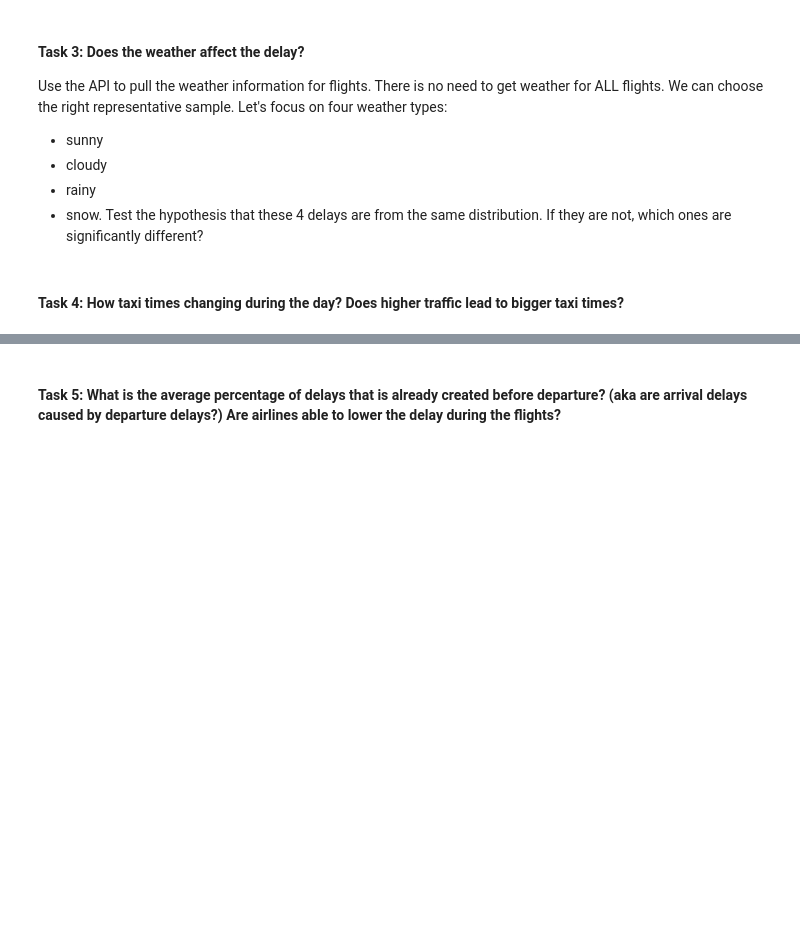
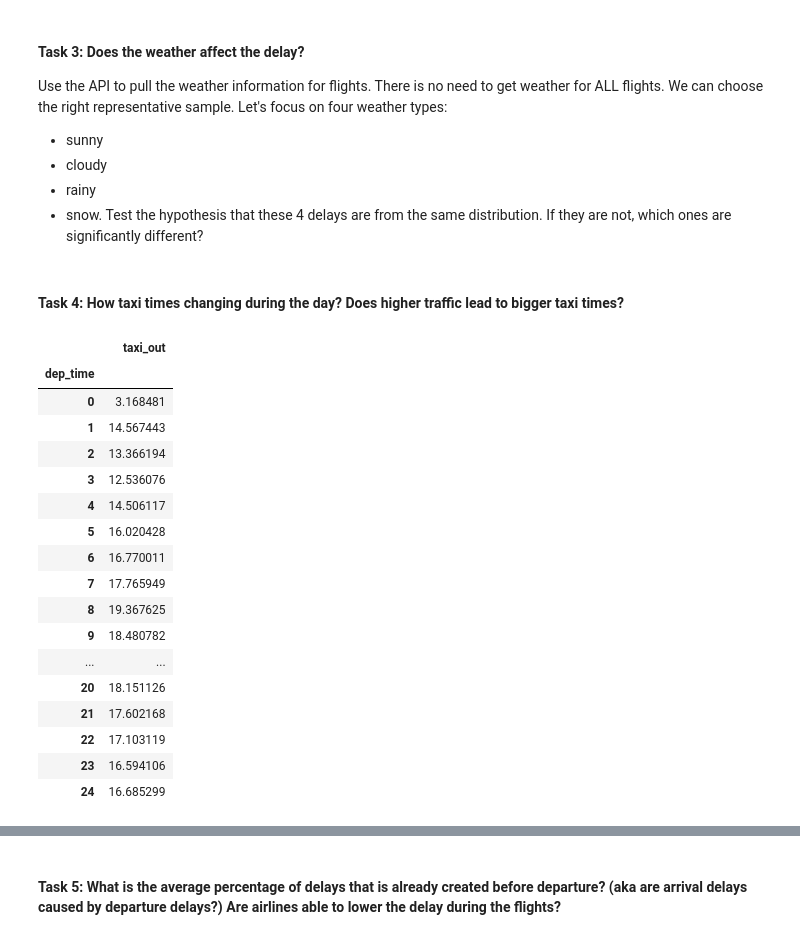
Before and after one commit to albina-m/LHL-Midterm-Flights, a Jupyter notebook: exploratory_analysis.ipynb, the cells around one changed output, grey strips where cells are left out. Saved outputs shown, nothing was run; the diff lists cells and outputs as text; code cells hidden in the pictures; blank space fills up the shorter version.

```diff
--- a/exploratory_analysis.ipynb
+++ b/exploratory_analysis.ipynb
@@ -84,7 +144,7 @@ column_names = ['dep_time','arr_time','taxi_out','taxi_in']
 taxi = postgresql_to_dataframe(conn, 'SELECT dep_time, arr_time, taxi_out, taxi_in FROM flights', column_names)
 taxi_no_na = taxi.fillna(0)
 # %%
-dep_taxi = taxi_no_na.drop(['arr_time','taxi_in']).copy(deep = True)
+dep_taxi = taxi_no_na[['dep_time','taxi_out']].copy(deep = True)
 dep_taxi['dep_time'] = dep_taxi['dep_time'] / 100
 dep_taxi['dep_time'] = dep_taxi['dep_time'].astype(int)
 dep_taxi = dep_taxi.set_index('dep_time')
@@ -97,3 +157,24 @@ arr_taxi = arr_taxi.set_index('arr_time')
 dep_taxi_hourly_mean = dep_taxi.groupby(dep_taxi.index).mean()
 # %%
 arr_taxi_hourly_mean = arr_taxi.groupby(arr_taxi.index).mean()
+# %%
+dep_taxi_hourly_mean
+# %% [output]
+|  | taxi_out |
+| dep_time |  |
+| 0 | 3.168481 |
+| 1 | 14.567443 |
+| 2 | 13.366194 |
+| 3 | 12.536076 |
+| 4 | 14.506117 |
+| 5 | 16.020428 |
+| 6 | 16.770011 |
+| 7 | 17.765949 |
+| 8 | 19.367625 |
+| 9 | 18.480782 |
+| ... | ... |
+| 20 | 18.151126 |
+| 21 | 17.602168 |
+| 22 | 17.103119 |
+| 23 | 16.594106 |
+| 24 | 16.685299 |
```
Also changed, not shown: parts of 11 cells of this notebook.
